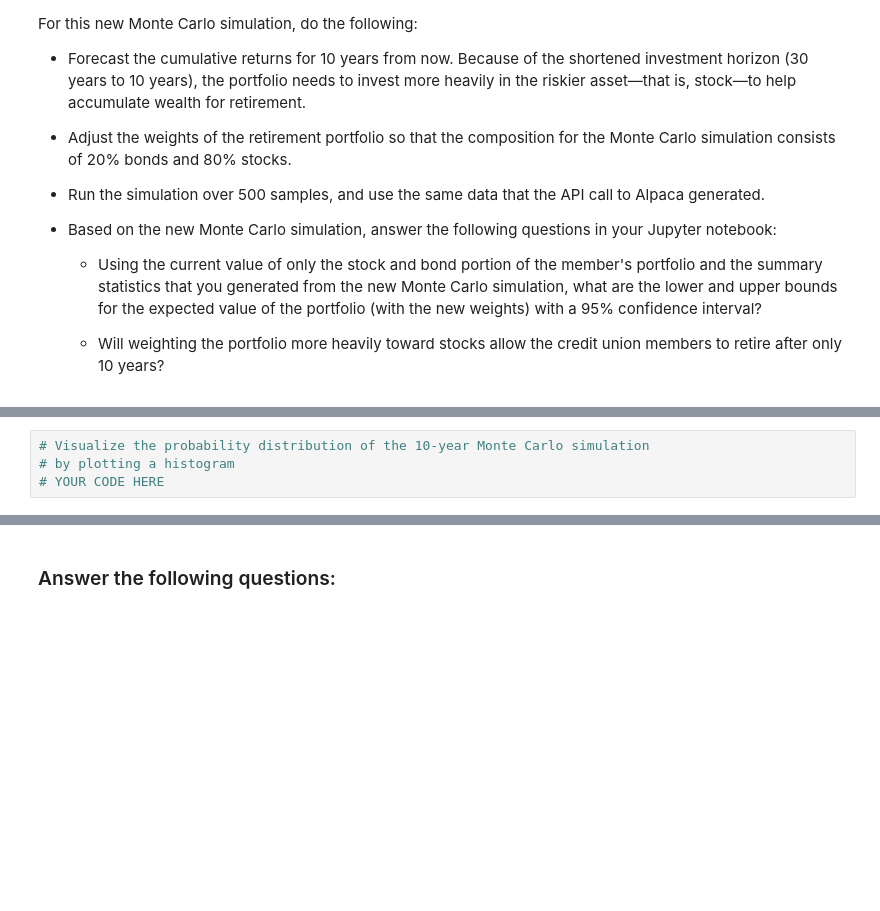
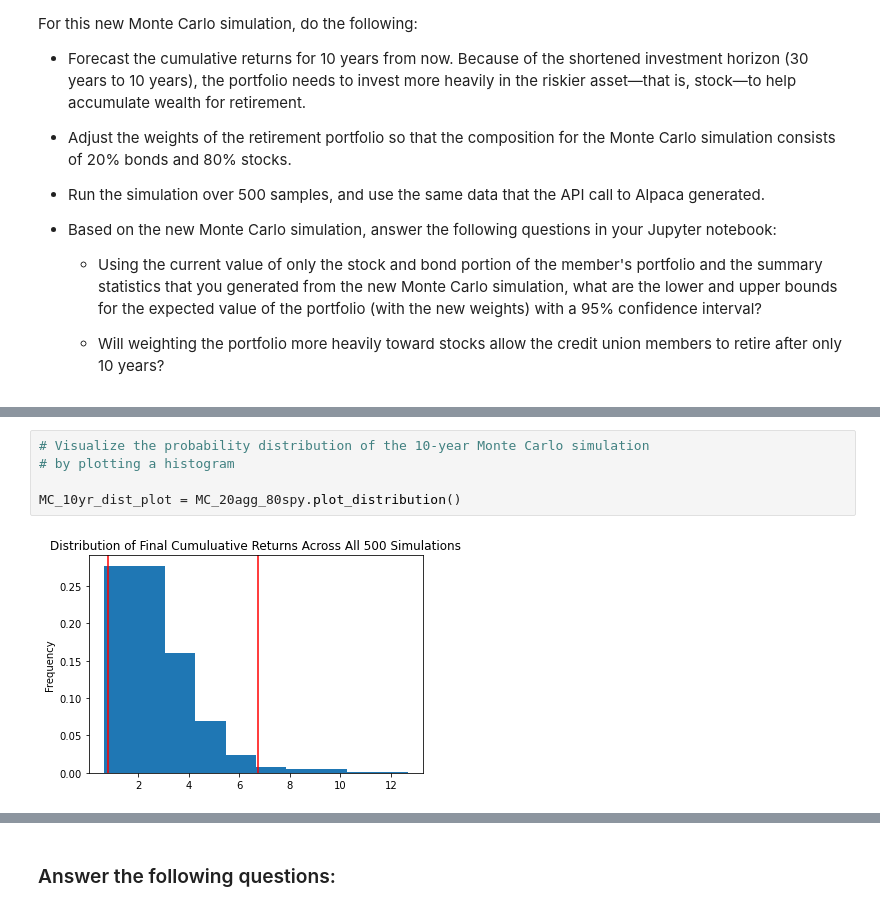
Before and after one commit to MichaelRDionne/Module-5-Challenge-, a Jupyter notebook: financial_planning_tools.ipynb, the cells around one changed output, grey strips where cells are left out. Cells and saved outputs as stored; diff of their text form; blank space fills up the shorter version.

```diff
--- a/financial_planning_tools.ipynb
+++ b/financial_planning_tools.ipynb
@@ -628,7 +668,10 @@ For this new Monte Carlo simulation, do the following:
 # %%
 # Visualize the probability distribution of the 10-year Monte Carlo simulation
 # by plotting a histogram
-# YOUR CODE HERE
+
+MC_10yr_dist_plot = MC_20agg_80spy.plot_distribution()
+# %% [output]
+[figure, added]
 # %%
 # Generate summary statistics from the 10-year Monte Carlo simulation results
 # Save the results as a variable
```
Also changed, not shown: parts of 9 cells of this notebook.
